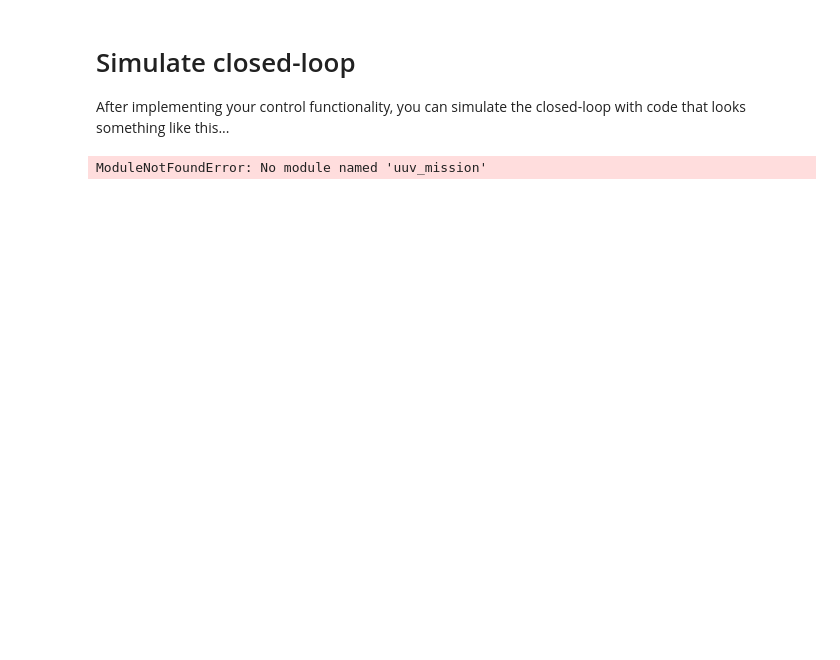
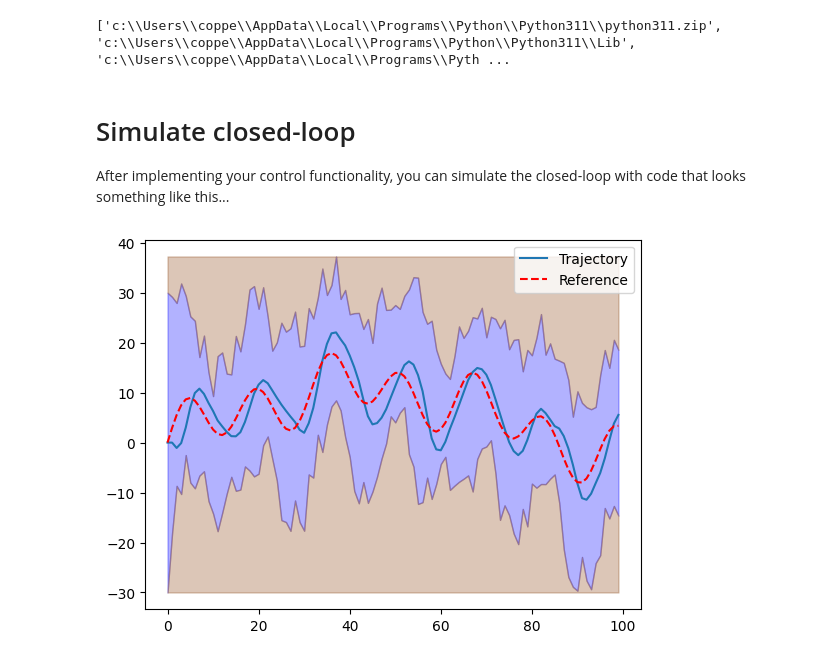
Before and after one commit to jessicacnx/b1-coding-practical-mt24, a Jupyter notebook: notebooks/demo.ipynb, the cells around one changed output. Cells and saved outputs as stored; diff of their text form; code cells hidden in the pictures; blank space fills up the shorter version.

```diff
--- a/notebooks/demo.ipynb
+++ b/notebooks/demo.ipynb
@@ -3,26 +3,29 @@
 # %%
 # You can double-check your Python path like this...
 import sys
+sys.path.append('C:/Users/coppe/OneDrive/Documents/GitHub/b1-coding-practical-mt24/uuv_mission')
+sys.path.append('C:/Users/coppe/OneDrive/Documents/GitHub/b1-coding-practical-mt24/data/mission.csv')
 print(sys.path)
+# %% [output]
+['c:\\Users\\coppe\\AppData\\Local\\Programs\\Python\\Python311\\python311.zip', 'c:\\Users\\coppe\\AppData\\Local\\Programs\\Python\\Python311\\Lib', 'c:\\Users\\coppe\\AppData\\Local\\Programs\\Pyth ...
 # %% [markdown]
 # Simulate closed-loop
 After implementing your control functionality, you can simulate the closed-loop with code that looks something like this...
 # %%
 # Part 4: Testing with Jupyter
 # use of the simulate_with_random_disturbances and plot_completed_mission methods
 
 # Import relevant modules
-from uuv_mission.control import controller
-from uuv_mission.dynamic import ClosedLoop
+import control
+import dynamic
 
 sub = dynamic.Submarine()
-Mission = dynamic.Mission()
 
 # Instantiate your controller (depending on your implementation)
-closed_loop = ClosedLoop(sub, controller)
-mission = Mission.from_csv("path/to/file") # You must implement this method in the Mission class
+closed_loop = dynamic.ClosedLoop(sub, control.controller(kp=0.1, kd=0.55))
+mission = dynamic.Mission.from_csv("C:/Users/coppe/OneDrive/Documents/GitHub/b1-coding-practical-mt24/data/mission.csv")
 
 trajectory = closed_loop.simulate_with_random_disturbances(mission)
 trajectory.plot_completed_mission(mission)
 # %% [output]
-ModuleNotFoundError: No module named 'uuv_mission'
+[figure, added]
```
Also changed, not shown: 1 other file.
